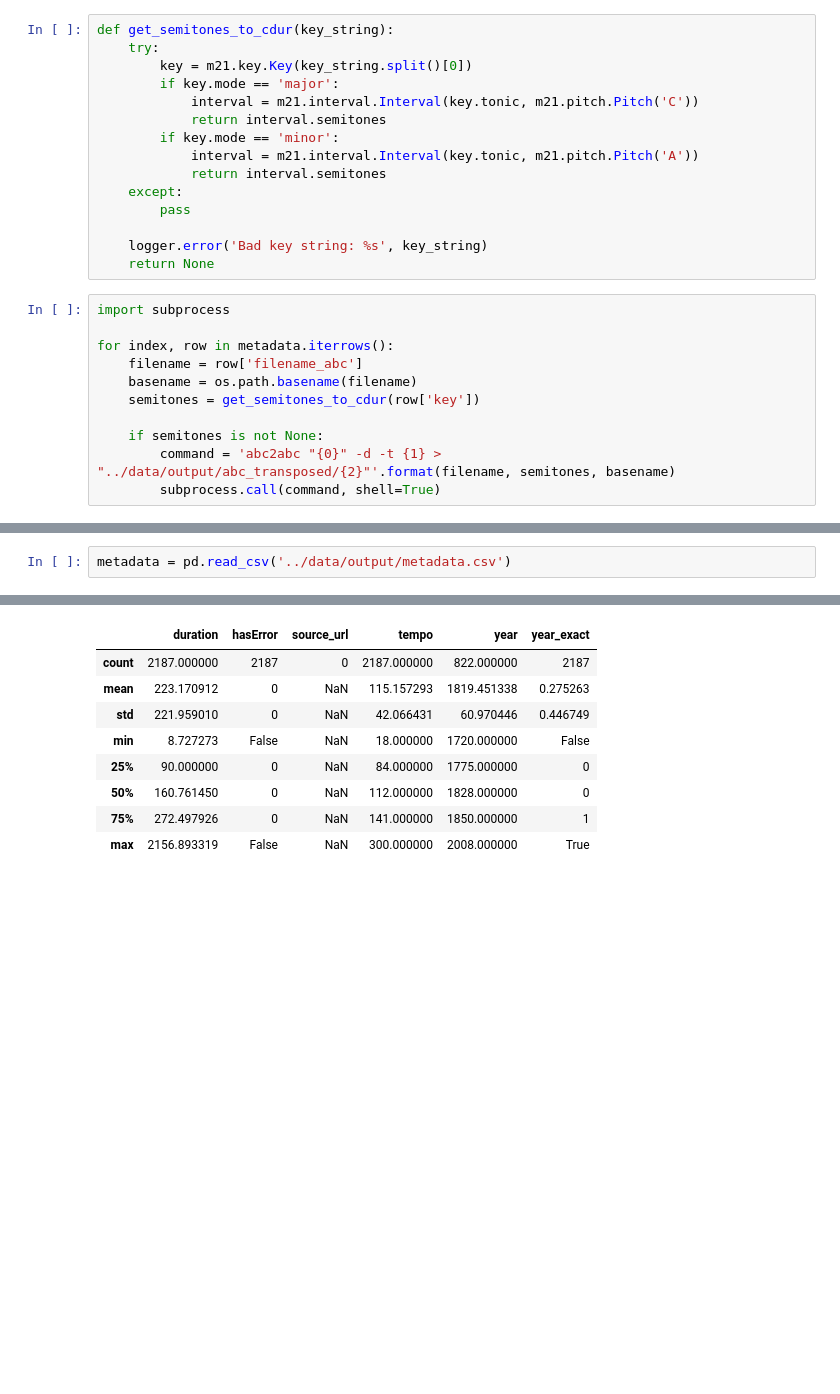
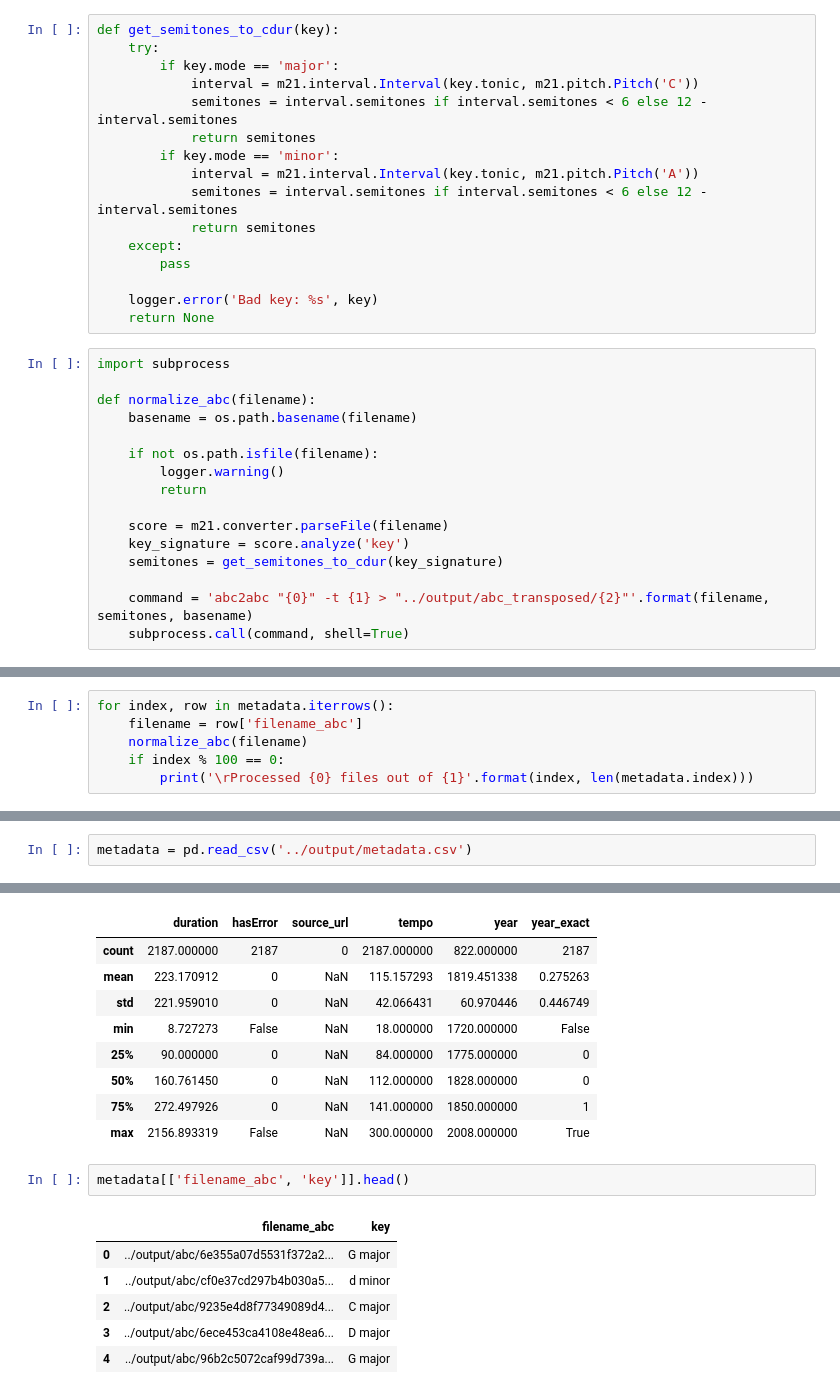
Before and after one commit to MulixBF/piano-corpus, a Jupyter notebook: processing/processing.ipynb, the cells around one changed output, grey strips where cells are left out. Drawn from its saved outputs; the diff is of its cells as text; blank space fills up the shorter version.

```diff
--- a/processing/processing.ipynb
+++ b/processing/processing.ipynb
@@ -265,28 +276,34 @@ def get_filename_abc(input_filename):
     output_file, _ = os.path.splitext(os.path.basename(input_filename))
     return '../data/output/abc/' +  output_file + '.abc'
 # %%
-def get_semitones_to_cdur(key_string):
+def get_semitones_to_cdur(key):
     try:
-        key = m21.key.Key(key_string.split()[0])
         if key.mode == 'major':
             interval = m21.interval.Interval(key.tonic, m21.pitch.Pitch('C'))
-            return interval.semitones
+            semitones = interval.semitones if interval.semitones < 6 else 12 - interval.semitones
+            return semitones
         if key.mode == 'minor':
             interval = m21.interval.Interval(key.tonic, m21.pitch.Pitch('A'))
-            return interval.semitones
+            semitones = interval.semitones if interval.semitones < 6 else 12 - interval.semitones
+            return semitones
     except:
         pass
 
-    logger.error('Bad key string: %s', key_string)
+    logger.error('Bad key: %s', key)
     return None
 # %%
 import subprocess
 
-for index, row in metadata.iterrows():
-    filename = row['filename_abc']
+def normalize_abc(filename):
     basename = os.path.basename(filename)
-    semitones = get_semitones_to_cdur(row['key'])
 
-    if semitones is not None:
-        command = 'abc2abc "{0}" -d -t {1} > "../data/output/abc_transposed/{2}"'.format(filename, semitones, basename)
-        subprocess.call(command, shell=True)
+    if not os.path.isfile(filename):
+        logger.warning()
+        return
+
+    score = m21.converter.parseFile(filename)
+    key_signature = score.analyze('key')
+    semitones = get_semitones_to_cdur(key_signature)
+
+    command = 'abc2abc "{0}" -t {1} > "../output/abc_transposed/{2}"'.format(filename, semitones, basename)
+    subprocess.call(command, shell=True)
@@ -292,0 +316,6 @@ for index, row in metadata.iterrows():
+# %%
+for index, row in metadata.iterrows():
+    filename = row['filename_abc']
+    normalize_abc(filename)
+    if index % 100 == 0:
+        print('\rProcessed {0} files out of {1}'.format(index, len(metadata.index)))
@@ -303,7 +346,7 @@ if not all(metadata['filename_xml'].map(lambda fname: os.path.isfile(fname))):
 if not all(metadata['filename_mid'].map(lambda fname: os.path.isfile(fname))):
     logger.error('missing mid files!')
 # %%
-metadata = pd.read_csv('../data/output/metadata.csv')
+metadata = pd.read_csv('../output/metadata.csv')
 # %%
 metadata['time_signature'] = None
 metadata['secondary_time_signatures'] = None
@@ -353,4 +395,13 @@ metadata.describe()
 | 50% | 160.761450 | 0 | NaN | 112.000000 | 1828.000000 | 0 |
 | 75% | 272.497926 | 0 | NaN | 141.000000 | 1850.000000 | 1 |
 | max | 2156.893319 | False | NaN | 300.000000 | 2008.000000 | True |
+# %%
+metadata[['filename_abc', 'key']].head()
+# %% [output]
+|  | filename_abc | key |
+| 0 | ../output/abc/6e355a07d5531f372a2... | G major |
+| 1 | ../output/abc/cf0e37cd297b4b030a5... | d minor |
+| 2 | ../output/abc/9235e4d8f77349089d4... | C major |
+| 3 | ../output/abc/6ece453ca4108e48ea6... | D major |
+| 4 | ../output/abc/96b2c5072caf99d739a... | G major |
 # %%
```
Also changed, not shown: parts of 10 cells of this notebook, 8 other files.
